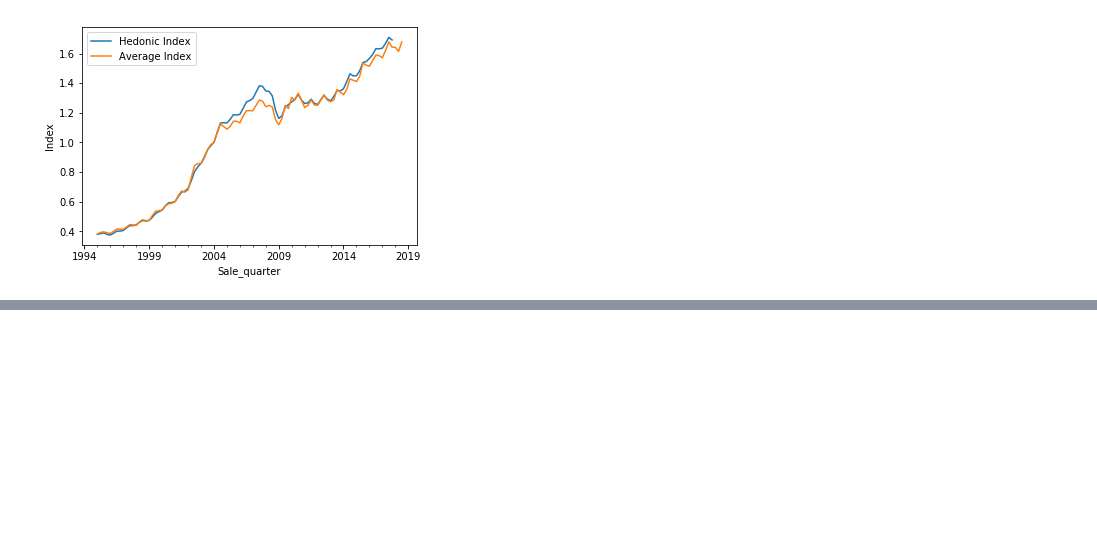
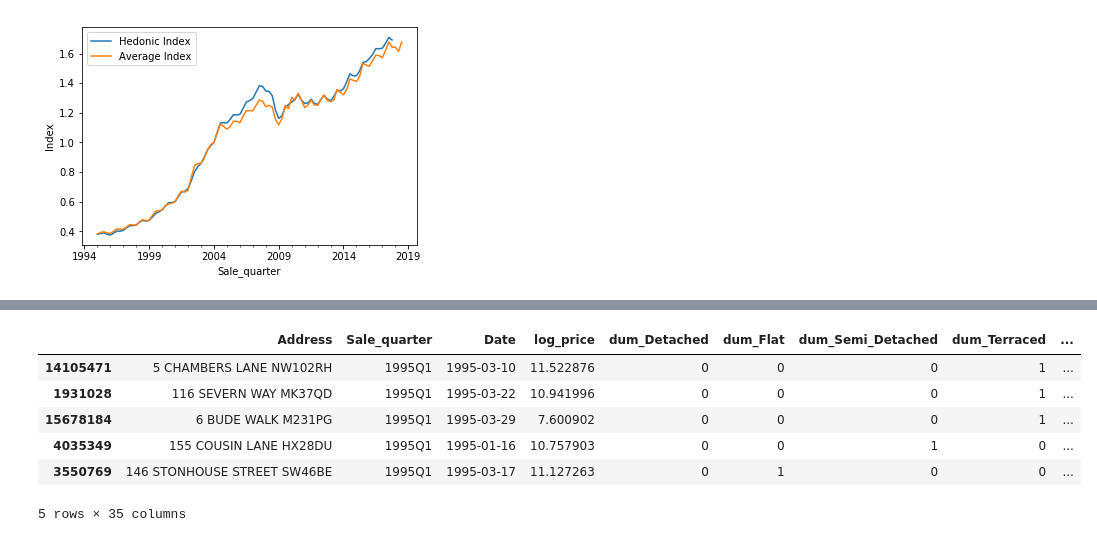
Before and after one commit to Cemlyn/UK-Housing-Market, a Jupyter notebook: House_Price_Index.ipynb, the cells around one changed output, grey strips where cells are left out. Drawn from its saved outputs; the diff is of its cells as text; code cells hidden in the pictures; blank space fills up the shorter version.

```diff
--- a/House_Price_Index.ipynb
+++ b/House_Price_Index.ipynb
@@ -424,12 +424,25 @@ class Valuation_Model(object):
     ''' Returns a dataframe containing the value of a portfolio overtime '''
     def predict_value(self, portfolio, index=False):
 
-        quarter_list = pd.date_range(start='1/1/1995', periods=92, freq='Q').to_period('Q')
+        quarter_list = pd.date_range(start='1/1/1995', periods=4, freq='Q').to_period('Q')
 
         for quarter in quarter_list:
-            portfolio_quarter = portfolio_quarter[portfolio_quarter['Sale_quarter']==quarter]
-            portfolio_quarter = portfolio_quarter[self.coef_name]
-            pred_val = self.regr_dict[quarter].predict(portfolio_quarter)
+            portfolio_quarter = portfolio[portfolio['Sale_quarter']==quarter]
+            portfolio.loc[ portfolio_quarter.index,'Quarter_Value'] = pd.DataFrame(self.regr_dict[quarter].predict(portfolio_quarter[self.coef_name]),
+                             columns=['Pred_Value'])
+
+            portfolio_pq = portfolio[portfolio.prev_quarter==quarter]
+            portfolio.loc[portfolio_pq.index,'Quarter_Value'] = pd.DataFrame(self.regr_dict[quarter].predict(portfolio_pq[self.coef_name]),
+                             columns=['Pred_Value_p'])
+            print(portfolio.head())
+
+        '''
+        portfolio['Pred_price'] = np.exp(portfolio['Pred_Value']-
+                                         portfolio['Pred_Value_p']+
+                                         portfolio['prev_log_price'])
+        '''
+
+        return portfolio
 # %% [markdown]
 Fitting our model to the data and comparing the resulting Hedonic index to the index derived from taking an average, the difference between the two indices is apparent in the 2004 to 2009 period.
 # %%
@@ -468,4 +481,10 @@ df4 = pd.get_dummies(df4, columns=dummy_vars, prefix='dum')
 # Create a previous price column and only keep rows where one or more previous observation exists for said account
 df4 = df4.sort_values(by=['Address','Date'],ascending=True)
 df4['prev_log_price'] = df4.log_price.shift()
+df4['prev_quarter'] = df4.Sale_quarter.shift()
 df5 = df4[df4.groupby('Address').cumcount()>1]
+# %%
+df5 = df5.sort_values(by=['Sale_quarter'])
+# %%
+# Predicting value using the index generated above
+a = model.predict_value(df5).sort_values(by=['Sale_quarter'])
@@ -471,0 +509,10 @@ df5 = df4[df4.groupby('Address').cumcount()>1]
+# %%
+a.head()
+# %% [output]
+|  | Address | Sale_quarter | Date | log_price | dum_Detached | dum_Flat | dum_Semi_Detached | dum_Terraced | ... |
+| 14105471 | 5 CHAMBERS LANE NW102RH | 1995Q1 | 1995-03-10 | 11.522876 | 0 | 0 | 0 | 1 | ... |
+| 1931028 | 116 SEVERN WAY MK37QD | 1995Q1 | 1995-03-22 | 10.941996 | 0 | 0 | 0 | 1 | ... |
+| 15678184 | 6 BUDE WALK M231PG | 1995Q1 | 1995-03-29 | 7.600902 | 0 | 0 | 0 | 1 | ... |
+| 4035349 | 155 COUSIN LANE HX28DU | 1995Q1 | 1995-01-16 | 10.757903 | 0 | 0 | 1 | 0 | ... |
+| 3550769 | 146 STONHOUSE STREET SW46BE | 1995Q1 | 1995-03-17 | 11.127263 | 0 | 1 | 0 | 0 | ... |
+5 rows × 35 columns
```
Also changed, not shown: parts of 2 cells of this notebook.
